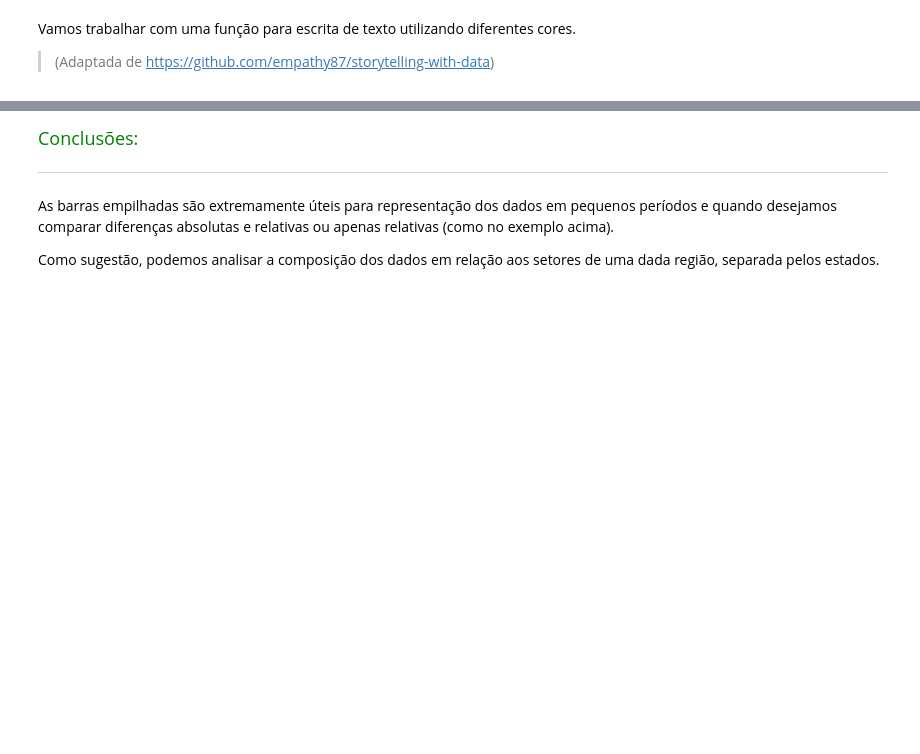
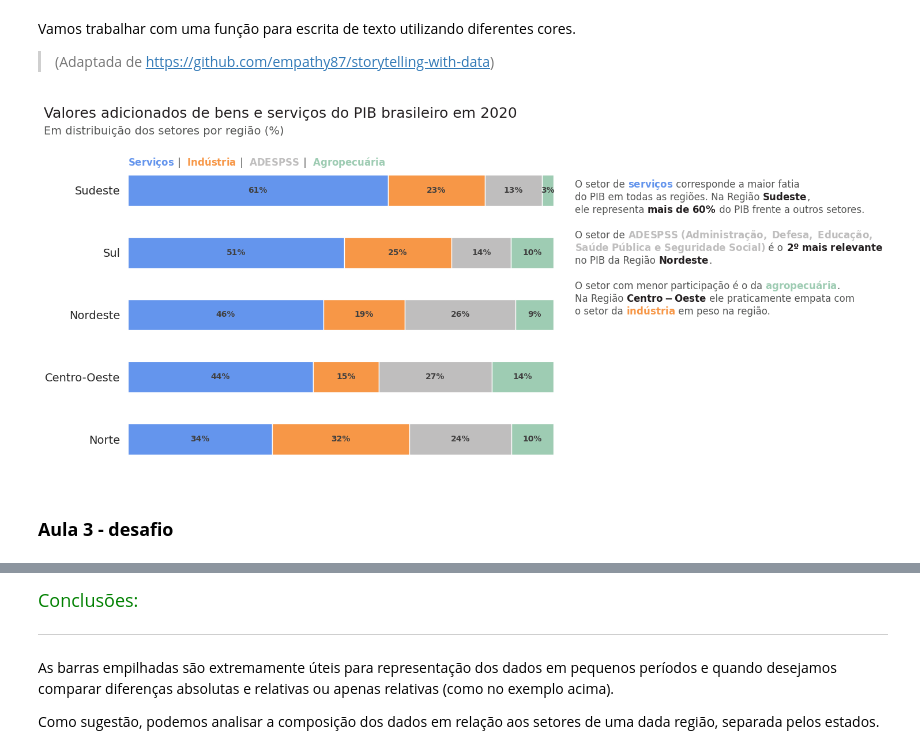
Before and after one commit to Matheus-Pombeiro/dataviz_composition_relationship_charts, a Jupyter notebook: composition_relationship_charts.ipynb, the cells around one changed output, grey strips where cells are left out. Drawn from its saved outputs; the diff is of its cells as text; code cells hidden in the pictures; blank space fills up the shorter version.

```diff
--- a/composition_relationship_charts.ipynb
+++ b/composition_relationship_charts.ipynb
@@ -1080,44 +1116,48 @@ def texto_colorido(x, y, texto, cores, esp=20, ax=None, **kw):
 # %%
 ## Configurando o gráfico com parâmetros que potencializam a visualização dos dados
 
 # Gerando o gráfico de barras empilhadas e salvando as cores que vamos utilizar no texto
-...
+ax, cores = grafico_va()
 
 ## Trabalhando com o texto colorido para legenda e anotações
 
-# # legenda das barras
-# ax.legend().remove()    # remover legenda padrão da visualização
-# texto_colorido(0, 4.4, '$\\bf{Serviços}$ || | || $\\bf{Indústria}$ || | || $\\bf{ADESPSS}$ || | || $\\bf{Agropecuária}$',
-#                cores = [[cores[0], CINZA3, cores[1], CINZA3, cores[2], CINZA3, cores[3]]], ax=ax, fontsize=12)
+# legenda das barras
+ax.legend().remove()    # remover legenda padrão da visualização
+texto_colorido(0, 4.4, '$\\bf{Serviços}$ || | || $\\bf{Indústria}$ || | || $\\bf{ADESPSS}$ || | || $\\bf{Agropecuária}$',
+               cores = [[cores[0], CINZA3, cores[1], CINZA3, cores[2], CINZA3, cores[3]]], ax=ax, fontsize=12)
 
-# # Anotando uma conclusão no gráfico
-# texto_colorido(
-#     1.05, 2,                                                             # coordenadas
-#     'O setor de ||$\\bf{serviços}$|| corresponde a maior fatia\n'        # texto
-#     'do PIB em todas as regiões. Na Região ||$\\bf{Sudeste}$||,\n'
-#     'ele representa ||$\\bf{mais\ de\ 60\%}$|| do PIB frente a outros setores.\n'
-#     '\n'
-#     'O setor de ||$\\bf{ADESPSS\ (Administração,\ Defesa,\ Educação,}$\n'
-#     '$\\bf{Saúde\ Pública\ e\ Seguridade\ Social)}$|| é o ||$\\bf{2º\ mais\ relevante}$||\n'
-#     'no PIB da Região ||$\\bf{Nordeste}$||.\n'
-#     '\n'
-#     'O setor com menor participação é o da ||$\\bf{agropecuária}$||.\n'
-#     'Na Região ||$\\bf{Centro-Oeste}$|| ele praticamente empata com\n'
-#     'o setor da ||$\\bf{indústria}$|| em peso na região.',
-#     [[CINZA3, AZUL3, CINZA3],         # linha 1                          # cores
-#      [CINZA3, CINZA1, CINZA3],        # linha 2
-#      [CINZA3, CINZA1, CINZA3],        # linha 3
-#      [CINZA3],                        # linha 4
-#      [CINZA3, CINZA5],                # linha 5
-#      [CINZA5, CINZA3, CINZA1],        # linha 6
-#      [CINZA3, CINZA1, CINZA3],        # linha 7
-#      [CINZA3],                        # linha 8
-#      [CINZA3, VERDE3, CINZA3],        # linha 9
-#      [CINZA3, CINZA1, CINZA3],        # linha 10
-#      [CINZA3, LARANJA1, CINZA3]       # linha 11
-#     ],
-#     esp=22,         # espaçamento
-#     ax=ax,          # figura onde desenhar o texto
-#     fontsize=12)
+# Anotando uma conclusão no gráfico
+texto_colorido(
+    1.05, 2,                                                             # coordenadas
+    'O setor de ||$\\bf{serviços}$|| corresponde a maior fatia\n'        # texto
+    'do PIB em todas as regiões. Na Região ||$\\bf{Sudeste}$||,\n'
+    'ele representa ||$\\bf{mais\ de\ 60\%}$|| do PIB frente a outros setores.\n'
+    '\n'
+    'O setor de ||$\\bf{ADESPSS\ (Administração,\ Defesa,\ Educação,}$\n'
+    '$\\bf{Saúde\ Pública\ e\ Seguridade\ Social)}$|| é o ||$\\bf{2º\ mais\ relevante}$||\n'
+    'no PIB da Região ||$\\bf{Nordeste}$||.\n'
+    '\n'
+    'O setor com menor participação é o da ||$\\bf{agropecuária}$||.\n'
+    'Na Região ||$\\bf{Centro-Oeste}$|| ele praticamente empata com\n'
+    'o setor da ||$\\bf{indústria}$|| em peso na região.',
+    [[CINZA3, AZUL3, CINZA3],         # linha 1                          # cores
+     [CINZA3, CINZA1, CINZA3],        # linha 2
+     [CINZA3, CINZA1, CINZA3],        # linha 3
+     [CINZA3],                        # linha 4
+     [CINZA3, CINZA5],                # linha 5
+     [CINZA5, CINZA3, CINZA1],        # linha 6
+     [CINZA3, CINZA1, CINZA3],        # linha 7
+     [CINZA3],                        # linha 8
+     [CINZA3, VERDE3, CINZA3],        # linha 9
+     [CINZA3, CINZA1, CINZA3],        # linha 10
+     [CINZA3, LARANJA1, CINZA3]       # linha 11
+    ],
+    esp=22,         # espaçamento
+    ax=ax,          # figura onde desenhar o texto
+    fontsize=12)
 
 fig.show()
+# %% [output]
+[figure, added]
+# %% [markdown]
+### **Aula 3 - desafio**
```
Also changed, not shown: parts of 41 cells of this notebook.
